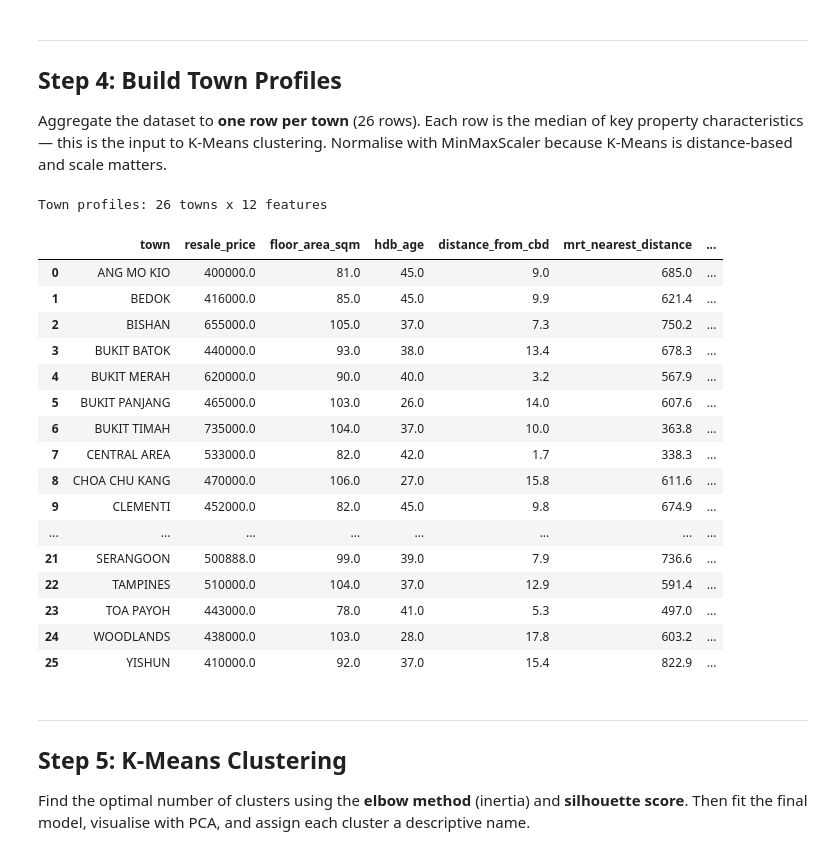
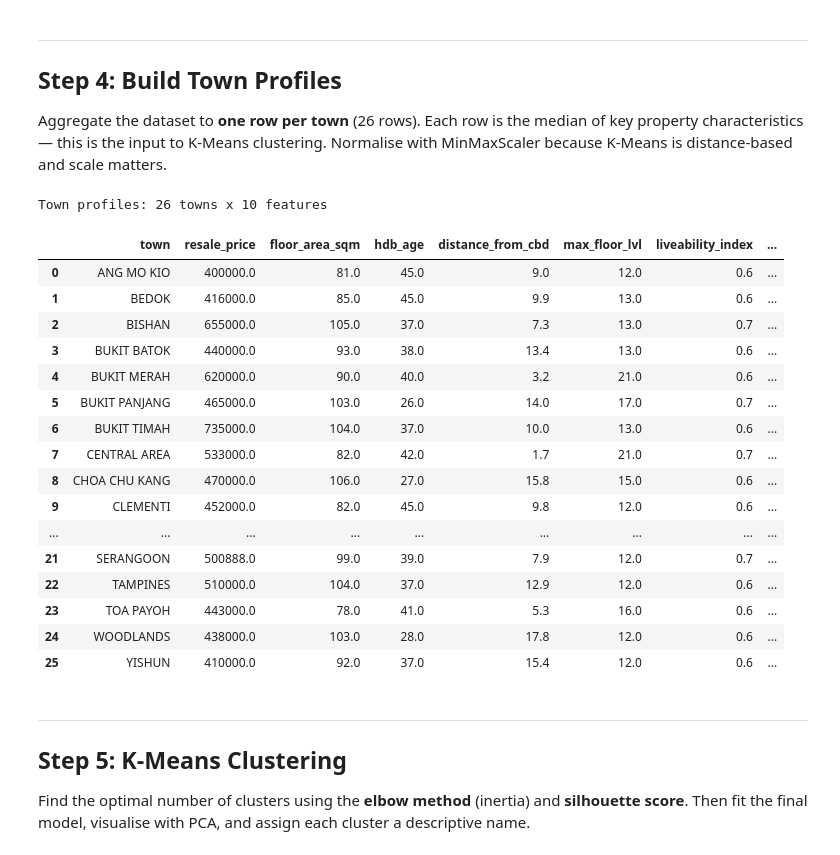
Before and after one commit to Lucas-sam93/HDB-Data-Sprint, a Jupyter notebook: notebooks/02B_classification_model.ipynb, the cells around one changed output. Drawn from its saved outputs; the diff is of its cells as text; code cells hidden in the pictures.

```diff
--- a/notebooks/02B_classification_model.ipynb
+++ b/notebooks/02B_classification_model.ipynb
@@ -232,49 +272,49 @@ property characteristics — this is the input to K-Means clustering.
 Normalise with MinMaxScaler because K-Means is distance-based and scale matters.
 # %%
 # Features used to characterise each town
+# Individual amenity distances removed — now captured by the 3-tier amenity_cluster
+# columns without double-counting
 PROFILE_FEATURES = [
     'resale_price',             # affordability
     'floor_area_sqm',           # typical flat size
     'hdb_age',                  # estate maturity
     'distance_from_cbd',        # location relative to city centre
-    'mrt_nearest_distance',     # transit accessibility
-    'Hawker_Nearest_Distance',  # hawker convenience
-    'Mall_Nearest_Distance',    # retail convenience
-    'pri_sch_nearest_distance', # school access
     'max_floor_lvl',            # building height character
     'liveability_index',        # composite lifestyle score
     'block_diversity',          # flat-type mix (Shannon entropy) — from Manyu's Classification notebook
-    'amenity_cluster',          # count of amenity types within proximity thresholds (0–4) — from Manyu's Classification notebook
+    'amenity_cluster_500m',     # amenity types within walking distance (0–4)
+    'amenity_cluster_1km',      # amenity types within short walk/bus (0–4)
+    'amenity_cluster_2km',      # amenity types at neighbourhood level (0–4)
 ]
 
 # Aggregate: one row per town, median of each feature
 town_profiles = df.groupby('town')[PROFILE_FEATURES].median().reset_index()
 
 # Normalise for K-Means (distance-based — scale matters)
 profile_scaler  = MinMaxScaler()
 profiles_scaled = profile_scaler.fit_transform(town_profiles[PROFILE_FEATURES])
 
 print(f"Town profiles: {town_profiles.shape[0]} towns x {len(PROFILE_FEATURES)} features")
 display(town_profiles[['town'] + PROFILE_FEATURES].round(1))
 # %% [output]
-Town profiles: 26 towns x 12 features
+Town profiles: 26 towns x 10 features
-|  | town | resale_price | floor_area_sqm | hdb_age | distance_from_cbd | mrt_nearest_distance | ... |
-| 0 | ANG MO KIO | 400000.0 | 81.0 | 45.0 | 9.0 | 685.0 | ... |
-| 1 | BEDOK | 416000.0 | 85.0 | 45.0 | 9.9 | 621.4 | ... |
-| 2 | BISHAN | 655000.0 | 105.0 | 37.0 | 7.3 | 750.2 | ... |
-| 3 | BUKIT BATOK | 440000.0 | 93.0 | 38.0 | 13.4 | 678.3 | ... |
-| 4 | BUKIT MERAH | 620000.0 | 90.0 | 40.0 | 3.2 | 567.9 | ... |
-| 5 | BUKIT PANJANG | 465000.0 | 103.0 | 26.0 | 14.0 | 607.6 | ... |
-| 6 | BUKIT TIMAH | 735000.0 | 104.0 | 37.0 | 10.0 | 363.8 | ... |
-| 7 | CENTRAL AREA | 533000.0 | 82.0 | 42.0 | 1.7 | 338.3 | ... |
-| 8 | CHOA CHU KANG | 470000.0 | 106.0 | 27.0 | 15.8 | 611.6 | ... |
-| 9 | CLEMENTI | 452000.0 | 82.0 | 45.0 | 9.8 | 674.9 | ... |
-| ... | ... | ... | ... | ... | ... | ... | ... |
-| 21 | SERANGOON | 500888.0 | 99.0 | 39.0 | 7.9 | 736.6 | ... |
-| 22 | TAMPINES | 510000.0 | 104.0 | 37.0 | 12.9 | 591.4 | ... |
-| 23 | TOA PAYOH | 443000.0 | 78.0 | 41.0 | 5.3 | 497.0 | ... |
-| 24 | WOODLANDS | 438000.0 | 103.0 | 28.0 | 17.8 | 603.2 | ... |
-| 25 | YISHUN | 410000.0 | 92.0 | 37.0 | 15.4 | 822.9 | ... |
+|  | town | resale_price | floor_area_sqm | hdb_age | distance_from_cbd | max_floor_lvl | liveability_index | ... |
+| 0 | ANG MO KIO | 400000.0 | 81.0 | 45.0 | 9.0 | 12.0 | 0.6 | ... |
+| 1 | BEDOK | 416000.0 | 85.0 | 45.0 | 9.9 | 13.0 | 0.6 | ... |
+| 2 | BISHAN | 655000.0 | 105.0 | 37.0 | 7.3 | 13.0 | 0.7 | ... |
+| 3 | BUKIT BATOK | 440000.0 | 93.0 | 38.0 | 13.4 | 13.0 | 0.6 | ... |
+| 4 | BUKIT MERAH | 620000.0 | 90.0 | 40.0 | 3.2 | 21.0 | 0.6 | ... |
+| 5 | BUKIT PANJANG | 465000.0 | 103.0 | 26.0 | 14.0 | 17.0 | 0.7 | ... |
+| 6 | BUKIT TIMAH | 735000.0 | 104.0 | 37.0 | 10.0 | 13.0 | 0.6 | ... |
+| 7 | CENTRAL AREA | 533000.0 | 82.0 | 42.0 | 1.7 | 21.0 | 0.7 | ... |
+| 8 | CHOA CHU KANG | 470000.0 | 106.0 | 27.0 | 15.8 | 15.0 | 0.6 | ... |
+| 9 | CLEMENTI | 452000.0 | 82.0 | 45.0 | 9.8 | 12.0 | 0.6 | ... |
+| ... | ... | ... | ... | ... | ... | ... | ... | ... |
+| 21 | SERANGOON | 500888.0 | 99.0 | 39.0 | 7.9 | 12.0 | 0.7 | ... |
+| 22 | TAMPINES | 510000.0 | 104.0 | 37.0 | 12.9 | 12.0 | 0.6 | ... |
+| 23 | TOA PAYOH | 443000.0 | 78.0 | 41.0 | 5.3 | 16.0 | 0.6 | ... |
+| 24 | WOODLANDS | 438000.0 | 103.0 | 28.0 | 17.8 | 12.0 | 0.6 | ... |
+| 25 | YISHUN | 410000.0 | 92.0 | 37.0 | 15.4 | 12.0 | 0.6 | ... |
 # %% [markdown]
 ---
 
```
Also changed, not shown: parts of 12 cells of this notebook, 3 other files.
